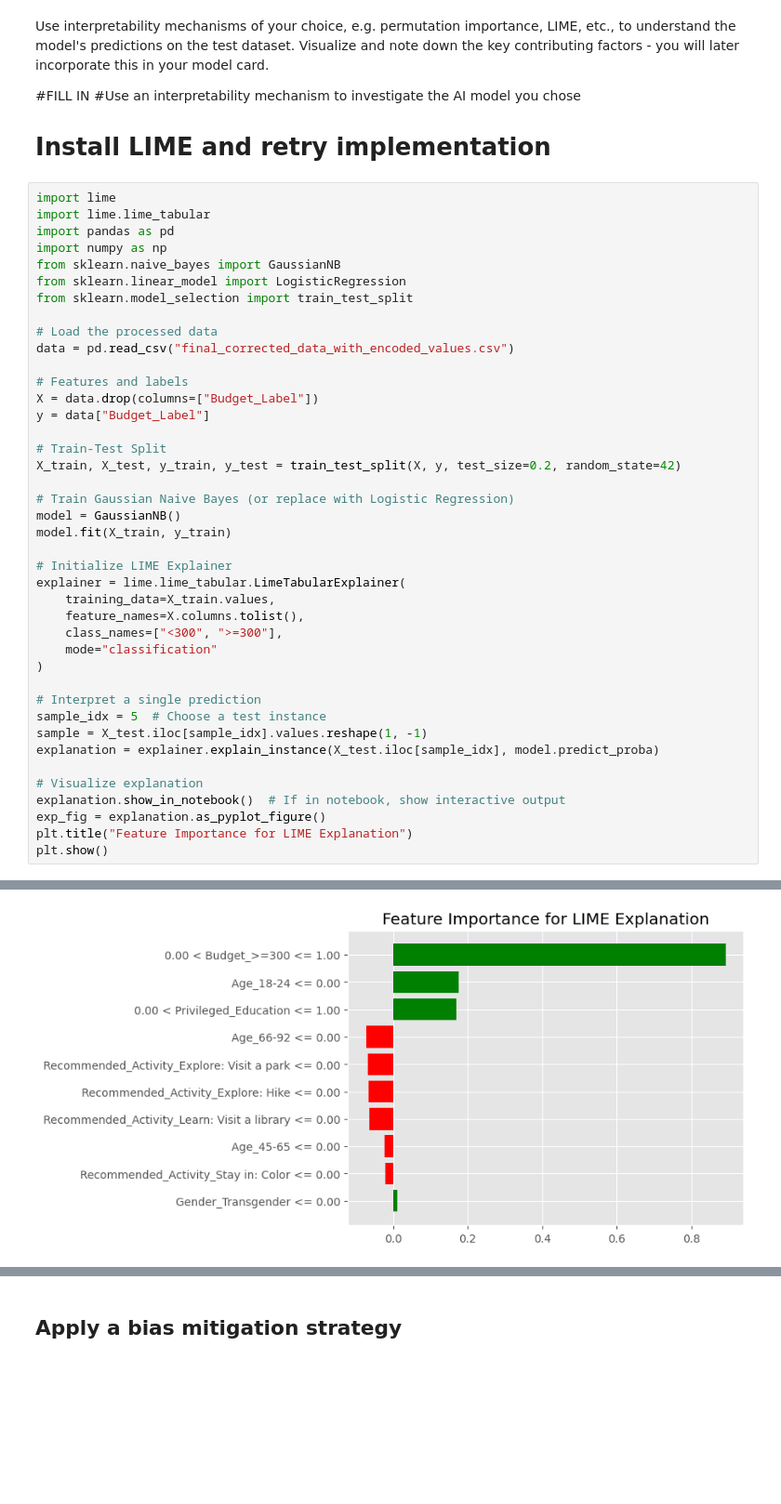
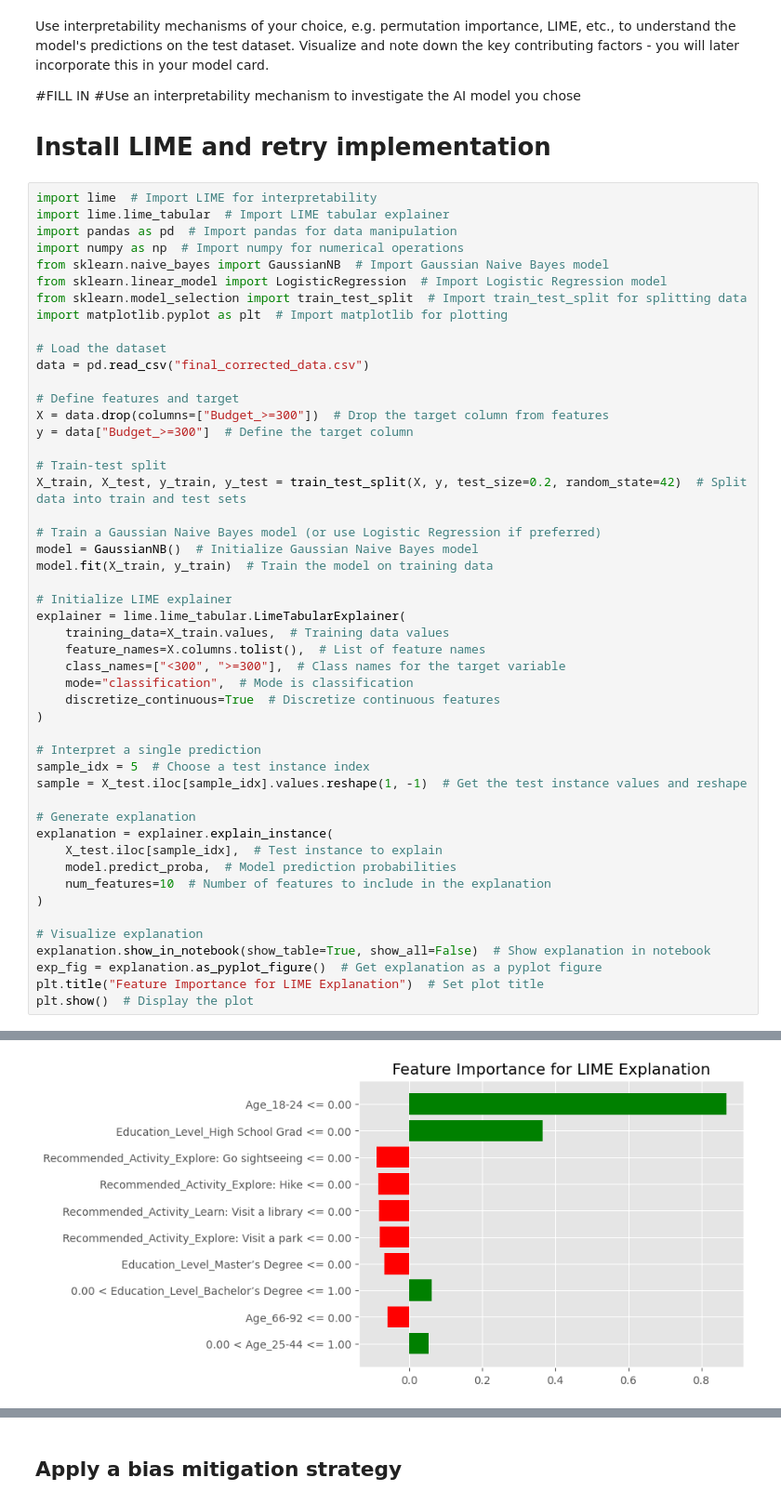
Before and after one commit to Efury1/Ethical-AI-Exploration, a Jupyter notebook: AI Ethics Project -- STARTER.ipynb, the cells around one changed output, grey strips where cells are left out. Shown at 93% size. Cells and saved outputs as stored; diff of their text form; blank space fills up the shorter version.

```diff
--- a/AI Ethics Project -- STARTER.ipynb
+++ b/AI Ethics Project -- STARTER.ipynb
@@ -1300,46 +1159,54 @@ Use interpretability mechanisms of your choice, e.g. permutation importance, LIM
 #Use an interpretability mechanism to investigate the AI model you chose
 # Install LIME and retry implementation
 # %%
-import lime
-import lime.lime_tabular
-import pandas as pd
-import numpy as np
-from sklearn.naive_bayes import GaussianNB
-from sklearn.linear_model import LogisticRegression
-from sklearn.model_selection import train_test_split
+import lime  # Import LIME for interpretability
+import lime.lime_tabular  # Import LIME tabular explainer
+import pandas as pd  # Import pandas for data manipulation
+import numpy as np  # Import numpy for numerical operations
+from sklearn.naive_bayes import GaussianNB  # Import Gaussian Naive Bayes model
+from sklearn.linear_model import LogisticRegression  # Import Logistic Regression model
+from sklearn.model_selection import train_test_split  # Import train_test_split for splitting data
+import matplotlib.pyplot as plt  # Import matplotlib for plotting
 
-# Load the processed data
-data = pd.read_csv("final_corrected_data_with_encoded_values.csv")
+# Load the dataset
+data = pd.read_csv("final_corrected_data.csv")
 
-# Features and labels
-X = data.drop(columns=["Budget_Label"])
-y = data["Budget_Label"]
+# Define features and target
+X = data.drop(columns=["Budget_>=300"])  # Drop the target column from features
+y = data["Budget_>=300"]  # Define the target column
 
-# Train-Test Split
-X_train, X_test, y_train, y_test = train_test_split(X, y, test_size=0.2, random_state=42)
+# Train-test split
+X_train, X_test, y_train, y_test = train_test_split(X, y, test_size=0.2, random_state=42)  # Split data into train and test sets
 
-# Train Gaussian Naive Bayes (or replace with Logistic Regression)
-model = GaussianNB()
-model.fit(X_train, y_train)
+# Train a Gaussian Naive Bayes model (or use Logistic Regression if preferred)
+model = GaussianNB()  # Initialize Gaussian Naive Bayes model
+model.fit(X_train, y_train)  # Train the model on training data
 
-# Initialize LIME Explainer
+# Initialize LIME explainer
 explainer = lime.lime_tabular.LimeTabularExplainer(
-    training_data=X_train.values,
-    feature_names=X.columns.tolist(),
-    class_names=["<300", ">=300"],
-    mode="classification"
+    training_data=X_train.values,  # Training data values
+    feature_names=X.columns.tolist(),  # List of feature names
+    class_names=["<300", ">=300"],  # Class names for the target variable
+    mode="classification",  # Mode is classification
+    discretize_continuous=True  # Discretize continuous features
 )
 
 # Interpret a single prediction
-sample_idx = 5  # Choose a test instance
-sample = X_test.iloc[sample_idx].values.reshape(1, -1)
-explanation = explainer.explain_instance(X_test.iloc[sample_idx], model.predict_proba)
+sample_idx = 5  # Choose a test instance index
+sample = X_test.iloc[sample_idx].values.reshape(1, -1)  # Get the test instance values and reshape
+
+# Generate explanation
+explanation = explainer.explain_instance(
+    X_test.iloc[sample_idx],  # Test instance to explain
+    model.predict_proba,  # Model prediction probabilities
+    num_features=10  # Number of features to include in the explanation
+)
 
 # Visualize explanation
-explanation.show_in_notebook()  # If in notebook, show interactive output
-exp_fig = explanation.as_pyplot_figure()
-plt.title("Feature Importance for LIME Explanation")
-plt.show()
+explanation.show_in_notebook(show_table=True, show_all=False)  # Show explanation in notebook
+exp_fig = explanation.as_pyplot_figure()  # Get explanation as a pyplot figure
+plt.title("Feature Importance for LIME Explanation")  # Set plot title
+plt.show()  # Display the plot
 # %% [output]
 [interactive output not drawn]
-[figure, old version]
+[figure, new version]
```
Also changed, not shown: parts of 39 cells of this notebook, 22 other files.
